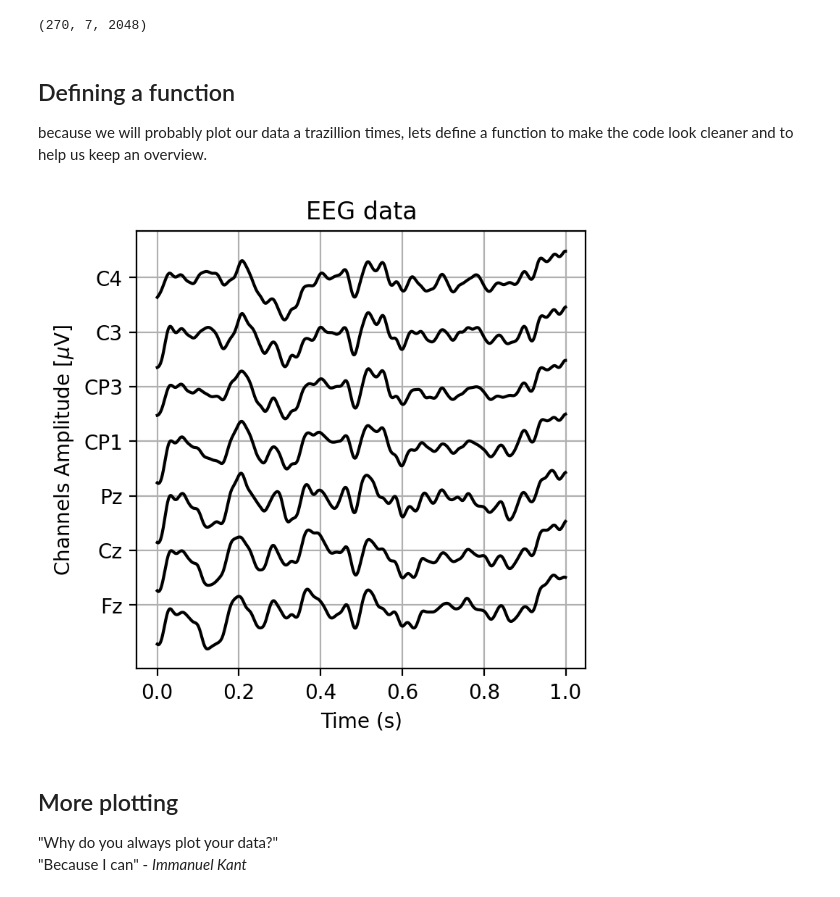
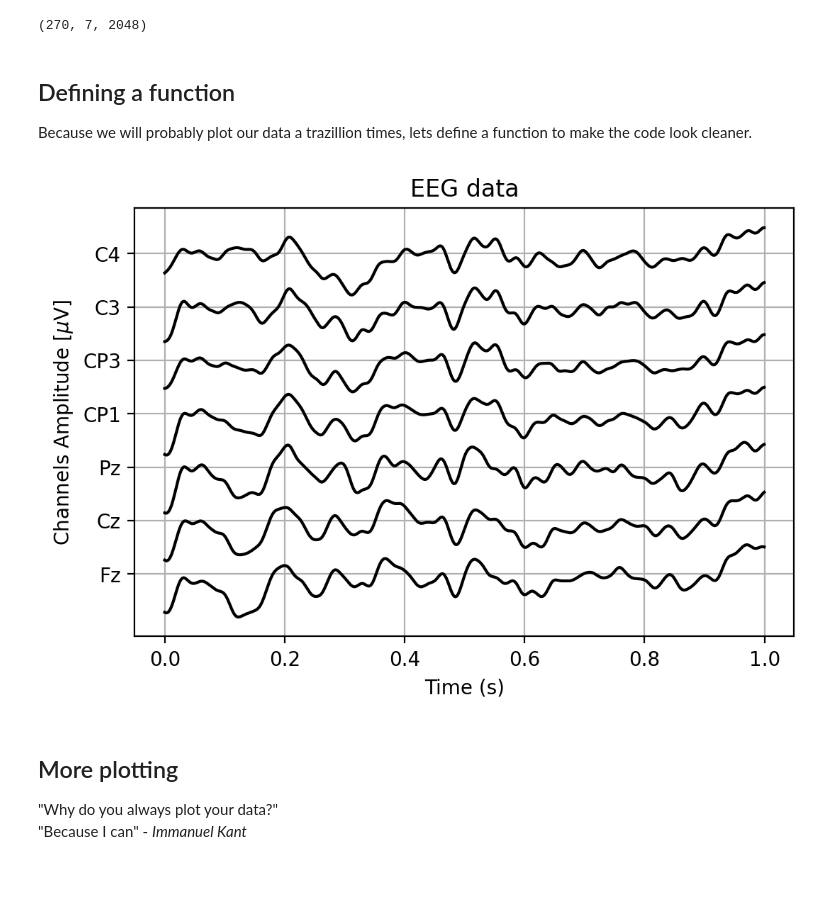
Before and after one commit to EEGLabUKSH/datascience_in_practice, a Jupyter notebook: _sources/tutorials/06-EegMagic.ipynb, the cells around one changed output. Drawn from its saved outputs; the diff is of its cells as text; code cells hidden in the pictures.

```diff
--- a/_sources/tutorials/06-EegMagic.ipynb
+++ b/_sources/tutorials/06-EegMagic.ipynb
@@ -179,7 +154,7 @@ print(trials.shape)
 (270, 7, 2048)
 # %% [markdown]
 ## Defining a function
-because we will probably plot our data a trazillion times, lets define a function to make the code look cleaner and to help us keep an overview.
+Because we will probably plot our data a trazillion times, lets define a function to make the code look cleaner.
 # %%
 def plot_eeg(EEG, vspace=100, color='k'):
     '''
@@ -223,11 +198,13 @@ def plot_eeg(EEG, vspace=100, color='k'):
 
     # Put a nice title on top of the plot
     plt.title('EEG data')
-# %%
-plt.figure(figsize=(4, 4))
-plot_eeg(trials[0, :, :], vspace=30)
-# %% [output]
-[figure, removed]
+# %%
+# run the function with our eeg data from one trial
+idx_trial = 0
+plt.figure(figsize=(6,4))
+plot_eeg(trials[idx_trial, :, :], vspace=30)
+# %% [output]
+[figure, added]
 # %% [markdown]
 ## More plotting
 "Why do you always plot your data?" <br>
```
Also changed, not shown: parts of 11 cells of this notebook, 8 other files.
